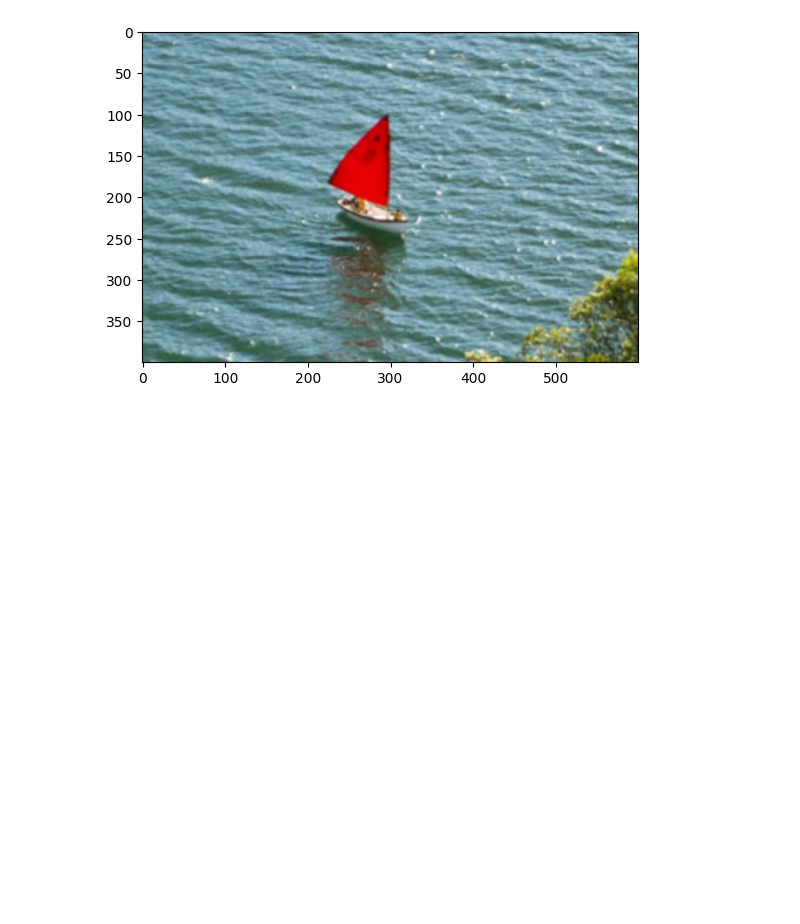
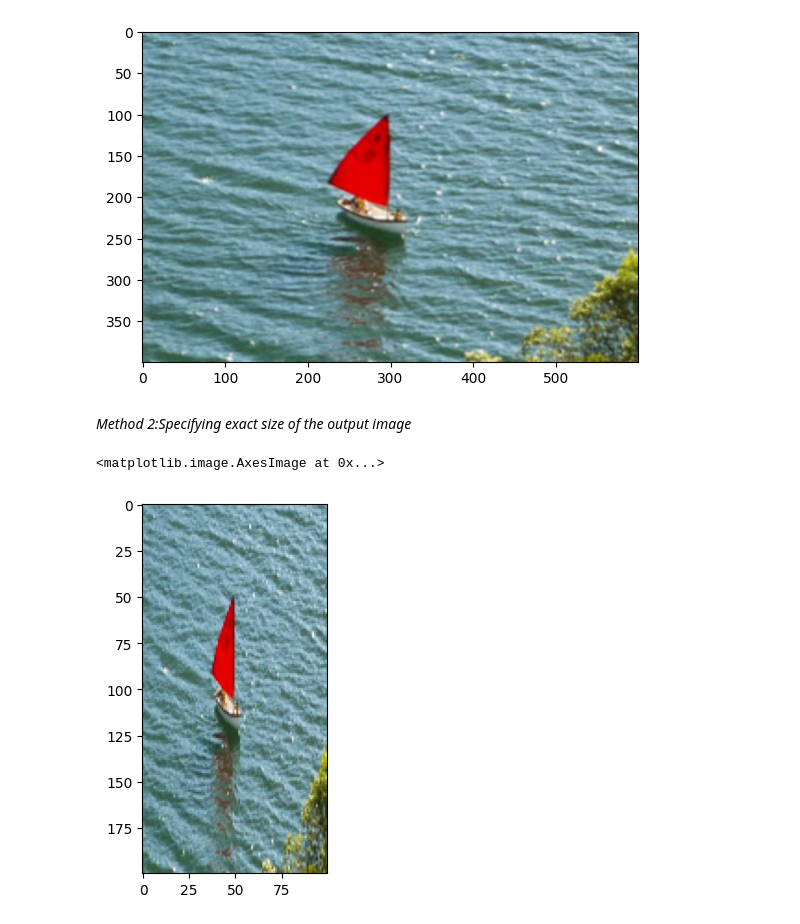
Before and after one commit to pereruannabaala/Image_Manipulation, a Jupyter notebook: Basic_image_manipulation.ipynb, the cells around one changed output. Drawn from its saved outputs; the diff is of its cells as text; code cells hidden in the pictures; blank space fills up the shorter version.

```diff
--- a/Basic_image_manipulation.ipynb
+++ b/Basic_image_manipulation.ipynb
@@ -129,3 +129,15 @@ plt.imshow(resized_cropped_region_2x)
 # %% [output]
 <matplotlib.image.AxesImage at 0x...>
 [figure]
+# %% [markdown]
+*Method 2:Specifying exact size of the output image*
+# %%
+desired_width = 100
+desired_height = 200
+
+# Resize background image to see size as logo image
+resized_cropped_region_2x = cv2.resize(cropped_region, (desired_width, desired_height))
+plt.imshow(resized_cropped_region_2x)
+# %% [output]
+<matplotlib.image.AxesImage at 0x...>
+[figure, added]
```
Also changed, not shown: parts of 2 cells of this notebook.
